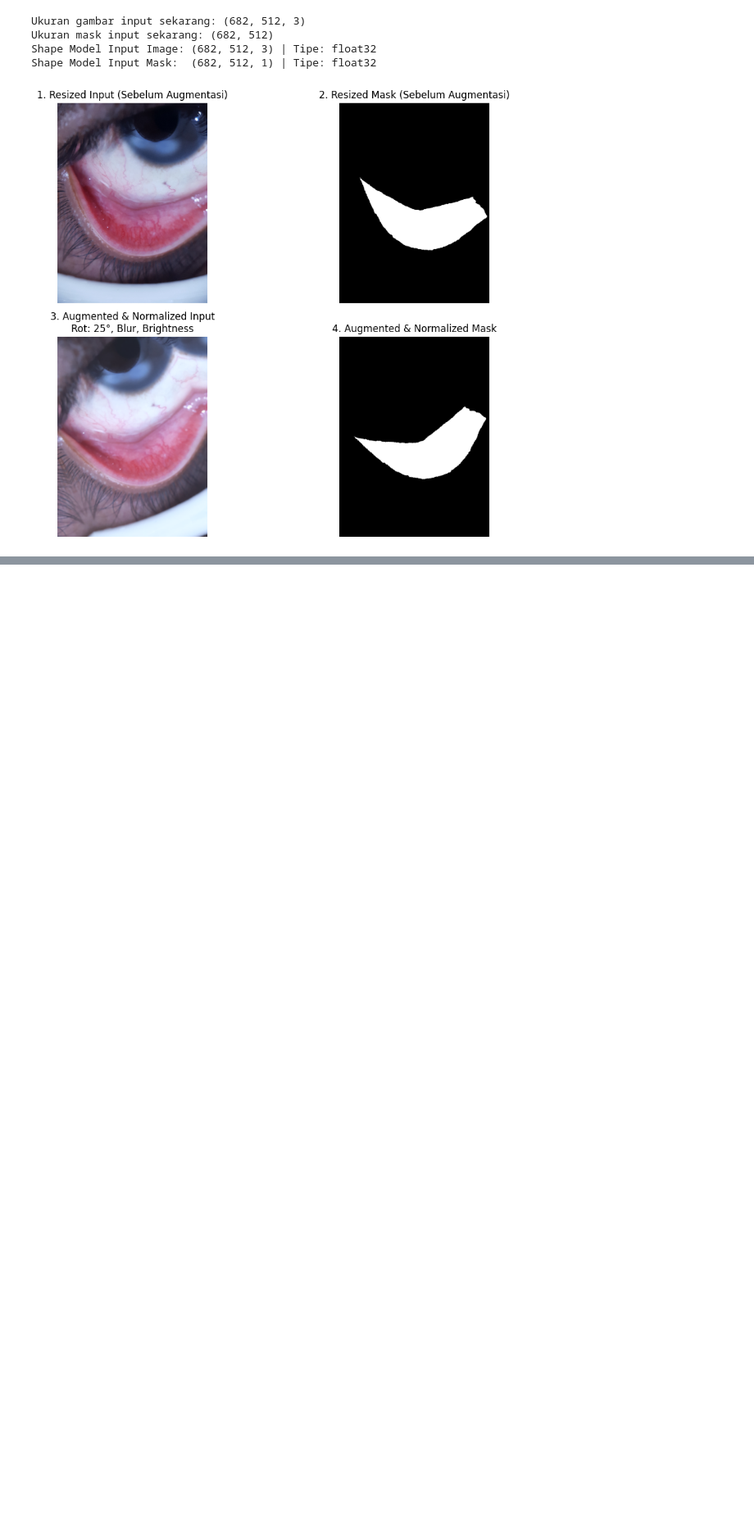
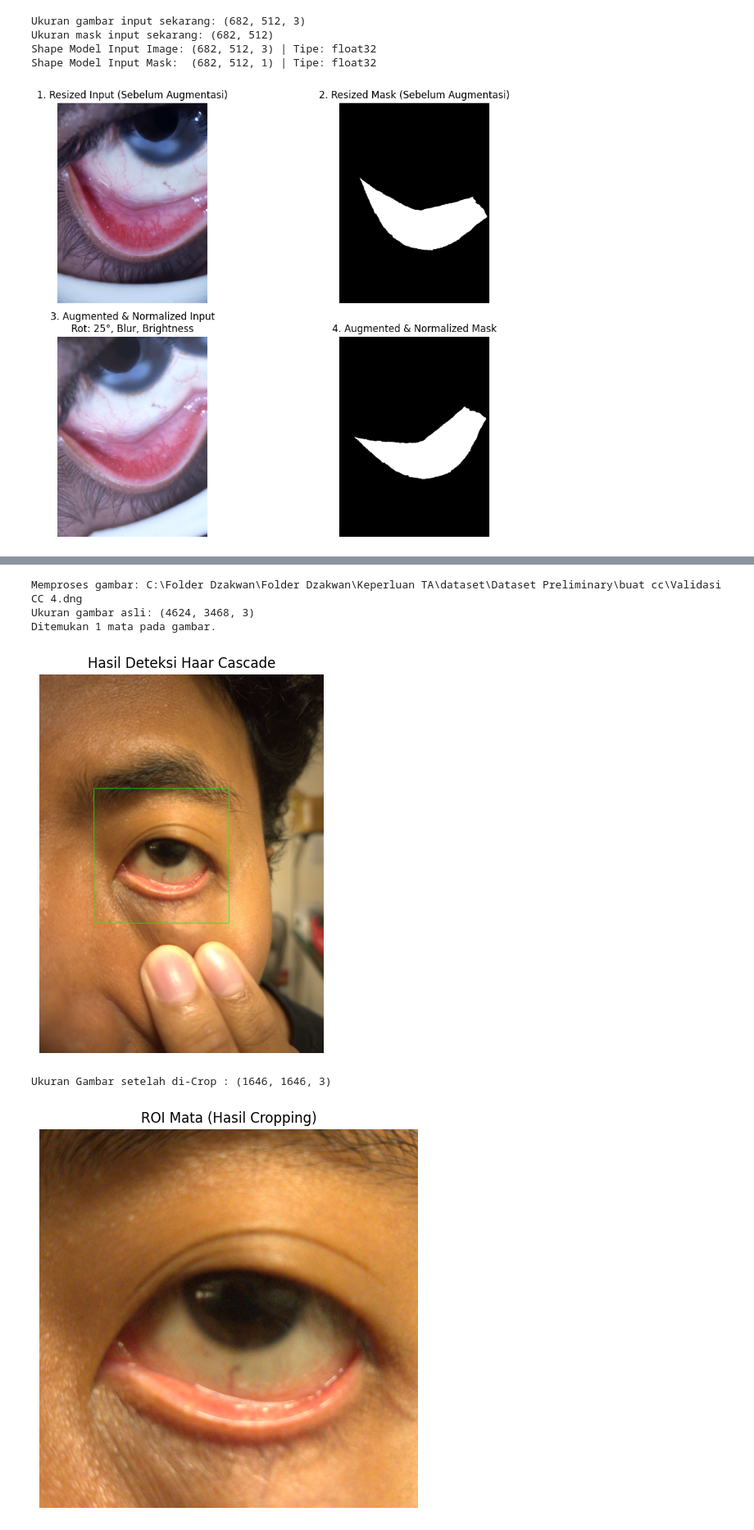
Before and after one commit to dzakwandq/TA, a Jupyter notebook: notebooks/Preprocessing.ipynb, the cells around one changed output, grey strips where cells are left out. Shown at 82% size. Cells and saved outputs as stored; diff of their text form; code cells hidden in the pictures; blank space fills up the shorter version.

```diff
--- a/notebooks/Preprocessing.ipynb
+++ b/notebooks/Preprocessing.ipynb
@@ -180,0 +223,78 @@ Shape Model Input Mask:  (682, 512, 1) | Tipe: float32
+# %%
+def tampilkan_gambar(judul, gambar_bgr):
+    """
+    Fungsi untuk menampilkan gambar BGR (format bawaan OpenCV)
+    menjadi RGB agar warnanya tampil dengan benar di Matplotlib.
+    """
+    # OpenCV menggunakan format BGR, sedangkan Matplotlib menggunakan RGB.
+    # Jika tidak dikonversi, gambar akan terlihat kebiruan.
+    gambar_rgb = cv2.cvtColor(gambar_bgr, cv2.COLOR_BGR2RGB)
+
+    plt.figure(figsize=(8, 6))
+    plt.imshow(gambar_rgb)
+    plt.title(judul)
+    plt.axis('off')
+    plt.show()
+# %%
+import rawpy
+
+image_path = r"C:\Folder Dzakwan\Folder Dzakwan\Keperluan TA\dataset\Dataset Preliminary\buat cc\Validasi CC 4.dng"
+
+if not os.path.exists(image_path):
+    print(f"Error: Gambar '{image_path}' tidak ditemukan di direktori saat ini.")
+else:
+    print(f"Memproses gambar: {image_path}")
+
+    with rawpy.imread(image_path) as raw:
+        # postprocess() menghasilkan array Numpy RGB beresolusi tinggi yang utuh
+        img_rgb = raw.postprocess()
+
+    img = cv2.cvtColor(img_rgb, cv2.COLOR_RGB2BGR)
+    print(f"Ukuran gambar asli: {img.shape}")
+
+    # 1. Konversi ke Grayscale (Haar Cascade WAJIB menggunakan citra abu-abu untuk deteksi)
+    gray = cv2.cvtColor(img, cv2.COLOR_BGR2GRAY)
+
+    # 2. Deteksi Mata
+    # Fungsi ini akan mereturn array berisi [x, y, width, height] dari kotak pembatas
+    eyes = eye_cascade.detectMultiScale(
+        gray,
+        scaleFactor=1.1,  # Menentukan seberapa besar gambar diperkecil setiap iterasi (1.1 = 10%)
+        minNeighbors=5,   # Menentukan jumlah kotak tetangga agar area divalidasi sebagai mata
+        minSize=(50, 50)  # Ukuran minimum objek. Diperbesar agar tidak salah deteksi noise kecil
+    )
+
+    print(f"Ditemukan {len(eyes)} mata pada gambar.")
+
+    # 3. Proses Hasil Deteksi dan Cropping
+    if len(eyes) > 0:
+        # Kita looping (meskipun biasanya kita hanya butuh 1 mata untuk dianalisis)
+        for (x, y, w, h) in eyes:
+
+            # --- VISUALISASI BOUNDING BOX ---
+            # Salin gambar asli agar gambar original tidak tertimpa garis kotak
+            img_dengan_kotak = img.copy()
+            # Gambar kotak hijau (0, 255, 0) dengan ketebalan garis 5
+            cv2.rectangle(img_dengan_kotak, (x, y), (x+w, y+h), (0, 255, 0), 5)
+            tampilkan_gambar("Hasil Deteksi Haar Cascade", img_dengan_kotak)
+
+            # --- PROSES CROPPING (ROI) ---
+            # Memotong gambar menggunakan Numpy Slicing: array[startY:endY, startX:endX]
+            roi_mata = img[y:y+h, x:x+w]
+            print(f"Ukuran Gambar setelah di-Crop : {roi_mata.shape}")
+            tampilkan_gambar("ROI Mata (Hasil Cropping)", roi_mata)
+
+            # Kita 'break' karena kita hanya ingin memproses mata pertama yang terdeteksi
+            break
+
+    else:
+        print("Mata tidak terdeteksi oleh Haar Cascade.")
+        print("Saran: Coba turunkan nilai 'minNeighbors' (misal: 3) atau 'scaleFactor' (misal: 1.05).")
+        tampilkan_gambar("Gambar Asli (Gagal Deteksi)", img)
+# %% [output]
+Memproses gambar: C:\Folder Dzakwan\Folder Dzakwan\Keperluan TA\dataset\Dataset Preliminary\buat cc\Validasi CC 4.dng
+Ukuran gambar asli: (4624, 3468, 3)
+Ditemukan 1 mata pada gambar.
+[figure, added]
+Ukuran Gambar setelah di-Crop : (1646, 1646, 3)
+[figure, added]
```
Also changed, not shown: parts of 14 cells of this notebook, 2 other files.
